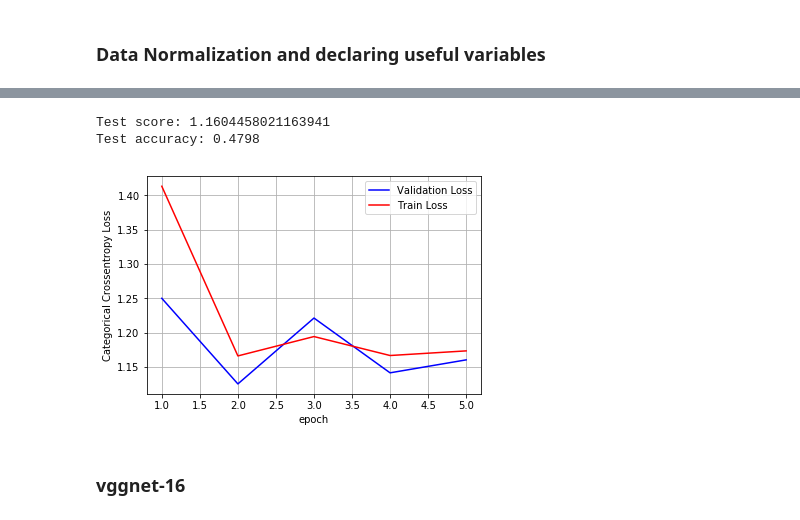
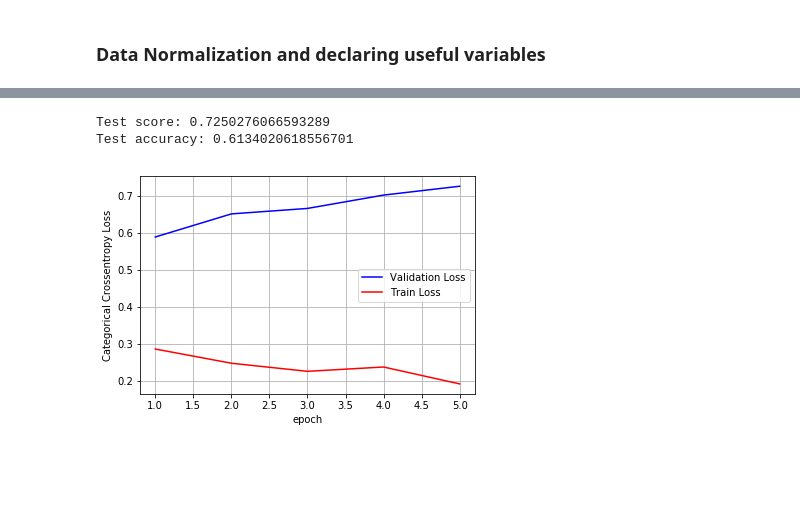
Before and after one commit to santoshdasa/Retinal-OCT-Image-Classification, a Jupyter notebook: Retinal OCT image Classification.ipynb, the cells around one changed output, grey strips where cells are left out. Drawn from its saved outputs; the diff is of its cells as text; code cells hidden in the pictures; blank space fills up the shorter version.

```diff
--- a/Retinal OCT image Classification.ipynb
+++ b/Retinal OCT image Classification.ipynb
@@ -286,2 +339,4 @@ Train points 30000
+# %%
+x_train,x_test,y_train,y_test=train_test_split(X,Y,train_size=0.8,test_size=0.2)
 # %%
 x_train = x_train.astype('float32')
@@ -361,0 +796,34 @@ out = pickle.dump(model,pickle_out)
+# %%
+#image_input = Input(shape=(224, 224, 3))
+from keras.applications import ResNet50
+model = ResNet50(weights='imagenet',include_top=False)
+#model.summary()
+last_layer = model.output
+# add a global spatial average pooling layer
+x = GlobalAveragePooling2D()(last_layer)
+# add fully-connected & dropout layers
+x = Dense(512, activation='relu',name='fc-1')(x)
+x = Dense(256, activation='relu',name='fc-2')(x)
+# a sigmoid layer for 2 classes
+out = Dense(4, activation='softmax',name='output_layer')(x)
+
+# this is the model we will train
+# %%
+import time
+custom_resnet_model2 = Model(inputs=model.input, outputs=out)
+
+custom_resnet_model2.summary()
+
+for layer in custom_resnet_model2.layers[:-6]:
+	layer.trainable = False
+
+custom_resnet_model2.layers[-6].trainable
+
+custom_resnet_model2.compile(loss='binary_crossentropy',optimizer='adam',metrics=['accuracy'])
+
+t=time.time()
+hist = custom_resnet_model2.fit(x_train, y_train, batch_size=32, epochs=5, verbose=0, validation_data=(x_test, y_test))
+print('Training time: %s' % (t - time.time()))
+(loss, accuracy) = custom_resnet_model2.evaluate(x_test, y_test, batch_size=10, verbose=1)
+
+print("[INFO] loss={:.4f}, accuracy: {:.4f}%".format(loss,accuracy * 100))
@@ -374,18 +850,17 @@ def plt_dynamic(x, vy, ty, ax, colors=['b']):
+# %%
+print('Test score:', score[0])
+print('Test accuracy:', score[1])
+# %% [output]
+Test score: 0.7250276066593289
+Test accuracy: 0.6134020618556701
 # %%
-print('Test score:', score[0])
-print('Test accuracy:', score[1])
-
 fig,ax = plt.subplots(1,1)
 ax.set_xlabel('epoch') ; ax.set_ylabel('Categorical Crossentropy Loss')
-x = list(range(1,epochs+1))
+x = list(range(1,5+1))
 
-vy = history.history['val_loss']
-ty = history.history['loss']
+vy = hist.history['val_loss']
+ty = hist.history['loss']
 plt_dynamic(x, vy, ty, ax)
 plt.show()
 # %% [output]
-Test score: 1.1604458021163941
-Test accuracy: 0.4798
-[figure, old version]
+[figure, new version]
-# %% [markdown]
-### vggnet-16
```
Also changed, not shown: parts of 77 cells of this notebook.
